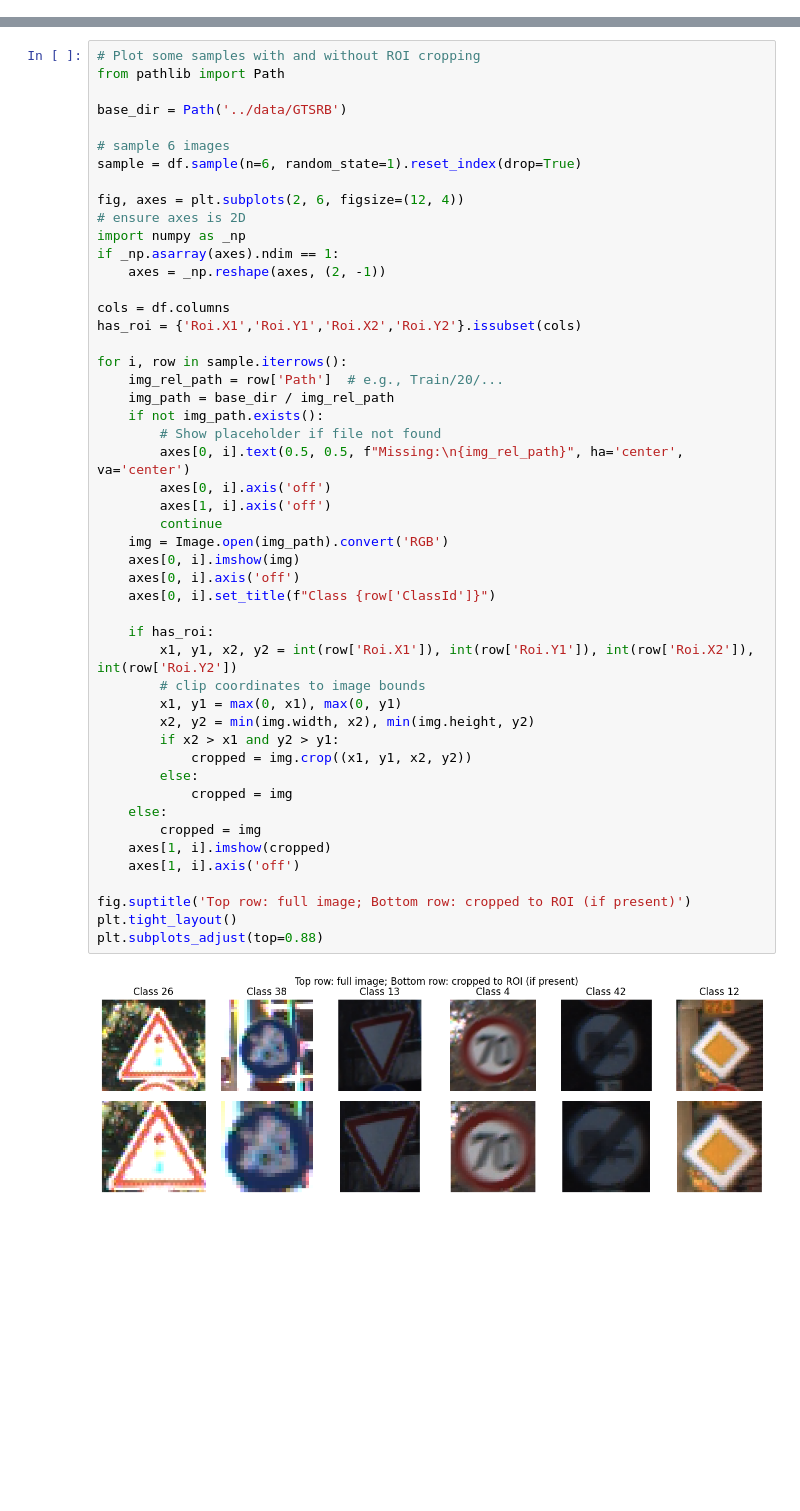
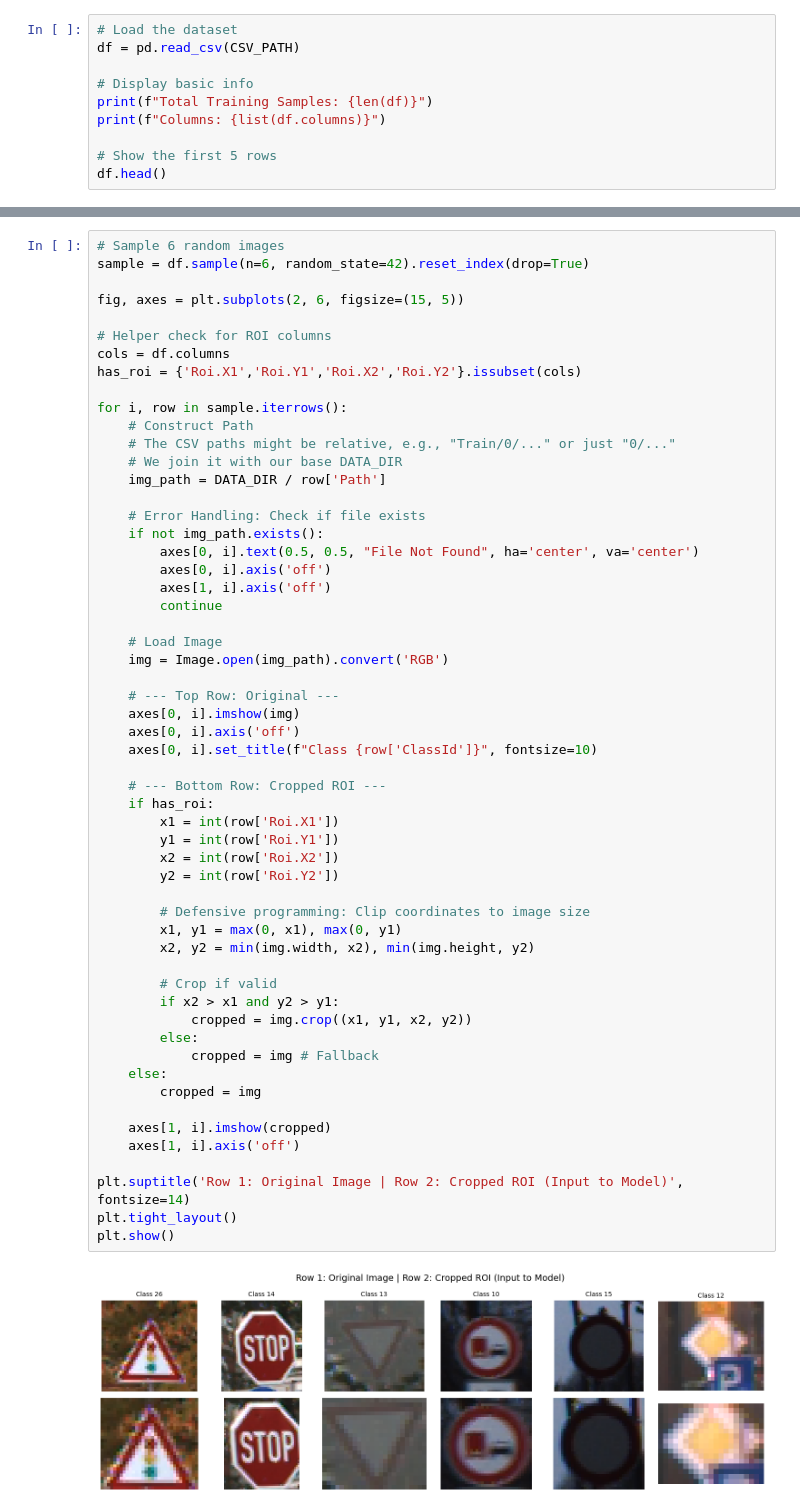
Before and after one commit to Kaankocc/gtsrb_classifier, a Jupyter notebook: notebooks/01_Data_Exploration.ipynb, the cells around one changed output, grey strips where cells are left out. Drawn from its saved outputs; the diff is of its cells as text; blank space fills up the shorter version.

```diff
--- a/notebooks/01_Data_Exploration.ipynb
+++ b/notebooks/01_Data_Exploration.ipynb
@@ -17,0 +36,10 @@ df.head()
+# %%
+# Load the dataset
+df = pd.read_csv(CSV_PATH)
+
+# Display basic info
+print(f"Total Training Samples: {len(df)}")
+print(f"Columns: {list(df.columns)}")
+
+# Show the first 5 rows
+df.head()
@@ -18,51 +86,58 @@ df.head()
 # %%
-# Plot some samples with and without ROI cropping
-from pathlib import Path
+# Sample 6 random images
+sample = df.sample(n=6, random_state=42).reset_index(drop=True)
 
-base_dir = Path('../data/GTSRB')
+fig, axes = plt.subplots(2, 6, figsize=(15, 5))
 
-# sample 6 images
-sample = df.sample(n=6, random_state=1).reset_index(drop=True)
-
-fig, axes = plt.subplots(2, 6, figsize=(12, 4))
-# ensure axes is 2D
-import numpy as _np
-if _np.asarray(axes).ndim == 1:
-    axes = _np.reshape(axes, (2, -1))
-
+# Helper check for ROI columns
 cols = df.columns
 has_roi = {'Roi.X1','Roi.Y1','Roi.X2','Roi.Y2'}.issubset(cols)
 
 for i, row in sample.iterrows():
-    img_rel_path = row['Path']  # e.g., Train/20/...
-    img_path = base_dir / img_rel_path
+    # Construct Path
+    # The CSV paths might be relative, e.g., "Train/0/..." or just "0/..."
+    # We join it with our base DATA_DIR
+    img_path = DATA_DIR / row['Path']
+
+    # Error Handling: Check if file exists
     if not img_path.exists():
-        # Show placeholder if file not found
-        axes[0, i].text(0.5, 0.5, f"Missing:\n{img_rel_path}", ha='center', va='center')
+        axes[0, i].text(0.5, 0.5, "File Not Found", ha='center', va='center')
         axes[0, i].axis('off')
         axes[1, i].axis('off')
         continue
+
+    # Load Image
     img = Image.open(img_path).convert('RGB')
+
+    # --- Top Row: Original ---
     axes[0, i].imshow(img)
     axes[0, i].axis('off')
-    axes[0, i].set_title(f"Class {row['ClassId']}")
+    axes[0, i].set_title(f"Class {row['ClassId']}", fontsize=10)
 
+    # --- Bottom Row: Cropped ROI ---
     if has_roi:
-        x1, y1, x2, y2 = int(row['Roi.X1']), int(row['Roi.Y1']), int(row['Roi.X2']), int(row['Roi.Y2'])
-        # clip coordinates to image bounds
+        x1 = int(row['Roi.X1'])
+        y1 = int(row['Roi.Y1'])
+        x2 = int(row['Roi.X2'])
+        y2 = int(row['Roi.Y2'])
+
+        # Defensive programming: Clip coordinates to image size
         x1, y1 = max(0, x1), max(0, y1)
         x2, y2 = min(img.width, x2), min(img.height, y2)
+
+        # Crop if valid
         if x2 > x1 and y2 > y1:
             cropped = img.crop((x1, y1, x2, y2))
         else:
-            cropped = img
+            cropped = img # Fallback
     else:
         cropped = img
+
     axes[1, i].imshow(cropped)
     axes[1, i].axis('off')
 
-fig.suptitle('Top row: full image; Bottom row: cropped to ROI (if present)')
+plt.suptitle('Row 1: Original Image | Row 2: Cropped ROI (Input to Model)', fontsize=14)
 plt.tight_layout()
-plt.subplots_adjust(top=0.88)
+plt.show()
 # %% [output]
-[figure, old version]
+[figure, new version]
```
Also changed, not shown: parts of 9 cells of this notebook, 2 other files.
